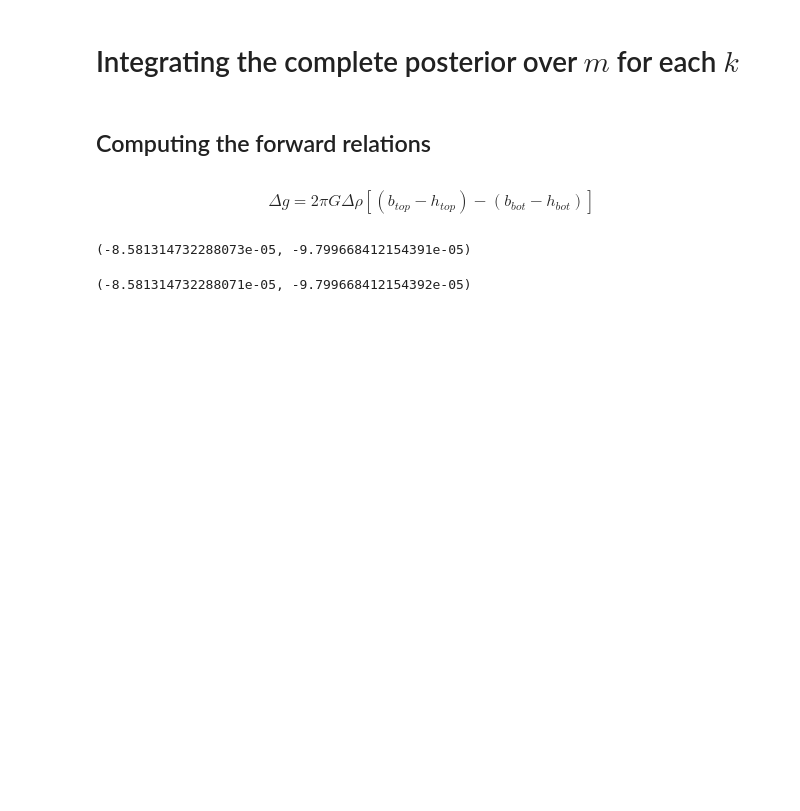
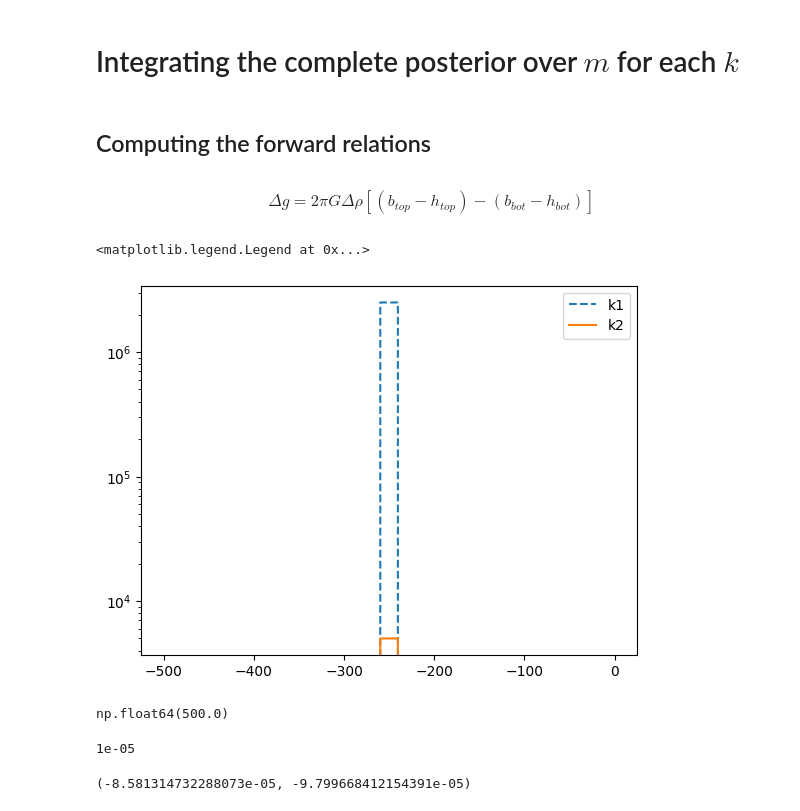
Before and after one commit to Bjartensen/inverse-problems-assignment3, a Jupyter notebook: assignment3.ipynb, the cells around one changed output. Cells and saved outputs as stored; diff of their text form; code cells hidden in the pictures; blank space fills up the shorter version.

```diff
--- a/assignment3.ipynb
+++ b/assignment3.ipynb
@@ -164 +202,21 @@ def k2(delta_rho):
+# %%
+d = np.array([-0.00021453, -0.00024499])
+
+rhos, k1, k2 = integrate_posterior(1000, d, -500, 0)
+# %%
+plt.plot(rhos,k1,linestyle="dashed", label="k1")
+plt.plot(rhos,k2, label="k2")
+plt.yscale("log")
+plt.legend()
+# %% [output]
+<matplotlib.legend.Legend at 0x...>
+[figure, added]
+# %%
+k1.sum()/k2.sum()
+# %% [output]
+np.float64(500.0)
+# %%
+1E-5
+# %% [output]
+1e-05
 # %%
@@ -166,6 +224,2 @@ k2(-100)
 # %% [output]
 (-8.581314732288073e-05, -9.799668412154391e-05)
-# %%
-k1(-100)
-# %% [output]
-(-8.581314732288071e-05, -9.799668412154392e-05)
```
Also changed, not shown: parts of 6 cells of this notebook.
